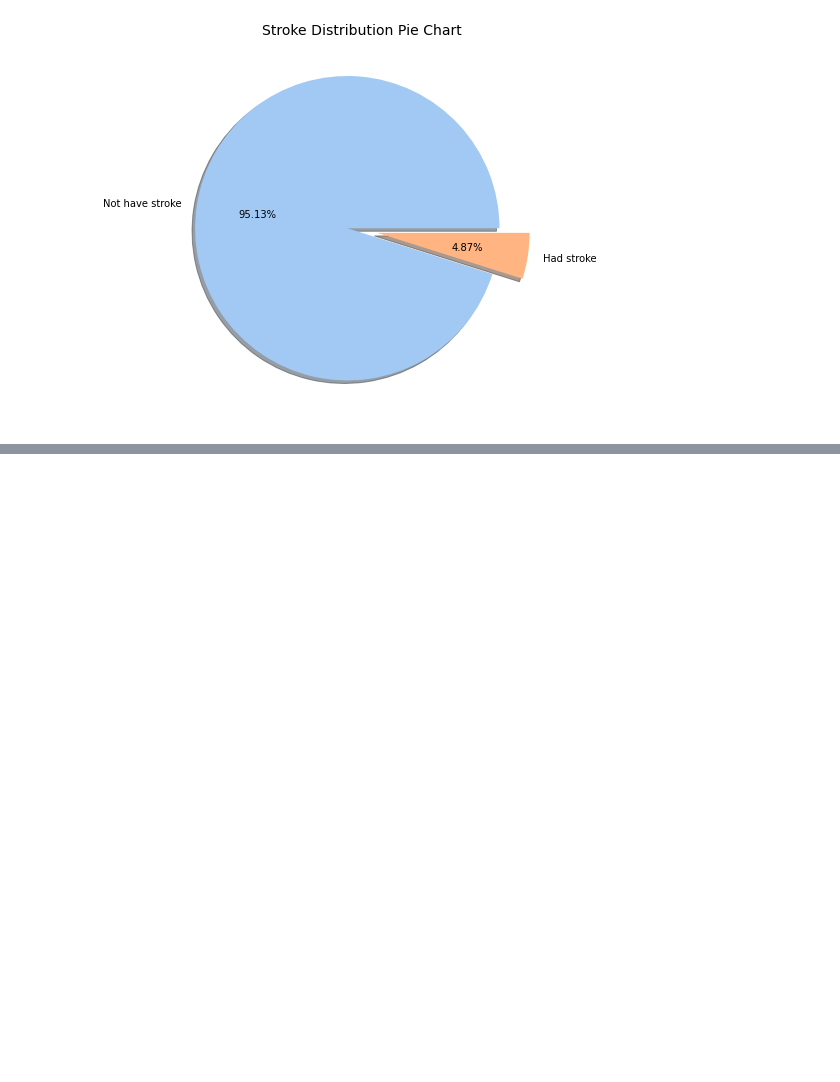
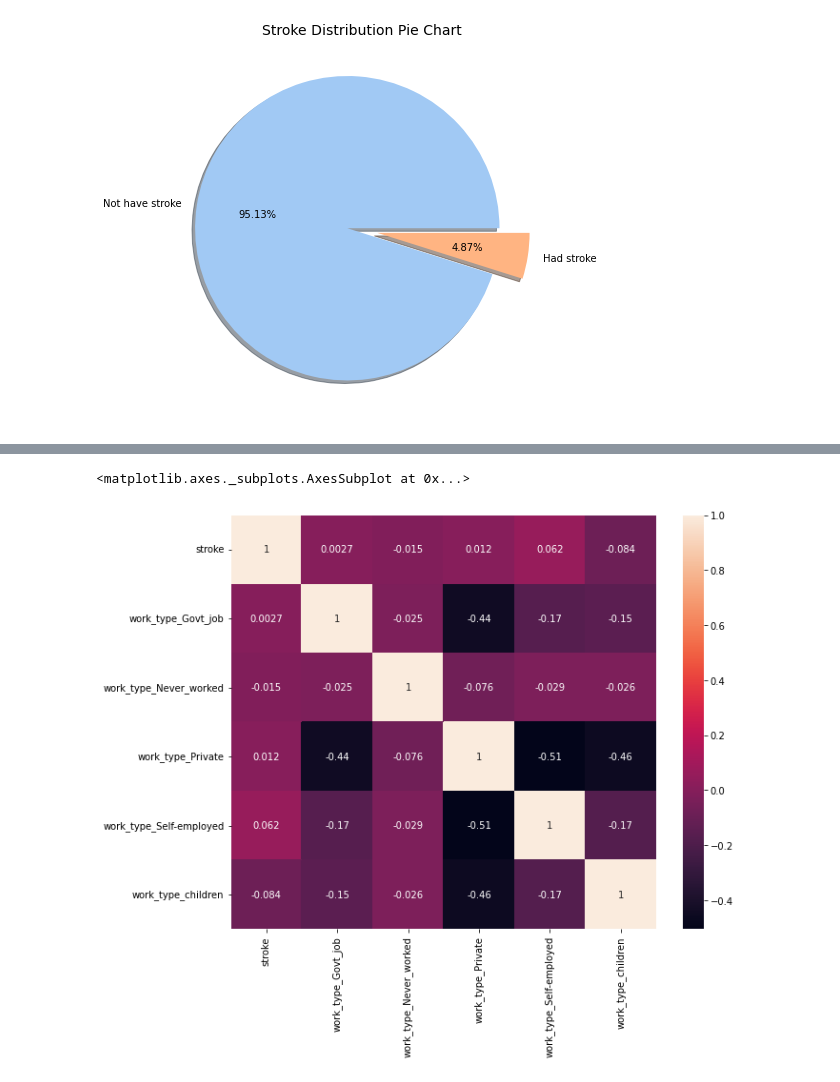
Before and after one commit to A-Sarayut/ML, a Jupyter notebook: Stroke_Prediction_assignment.ipynb, the cells around one changed output, grey strips where cells are left out. Cells and saved outputs as stored; diff of their text form; code cells hidden in the pictures; blank space fills up the shorter version.

```diff
--- a/Stroke_Prediction_assignment.ipynb
+++ b/Stroke_Prediction_assignment.ipynb
@@ -241,0 +376,7 @@ plt.show()
+# %%
+fig, ax = plt.subplots(figsize=(10,8))
+sns.heatmap(df_result[['stroke', 'work_type_Govt_job', 'work_type_Never_worked', 'work_type_Private',
+                       'work_type_Self-employed', 'work_type_children']].corr(),annot=True)
+# %% [output]
+<matplotlib.axes._subplots.AxesSubplot at 0x...>
+[figure, added]
```
Also changed, not shown: parts of 24 cells of this notebook.
